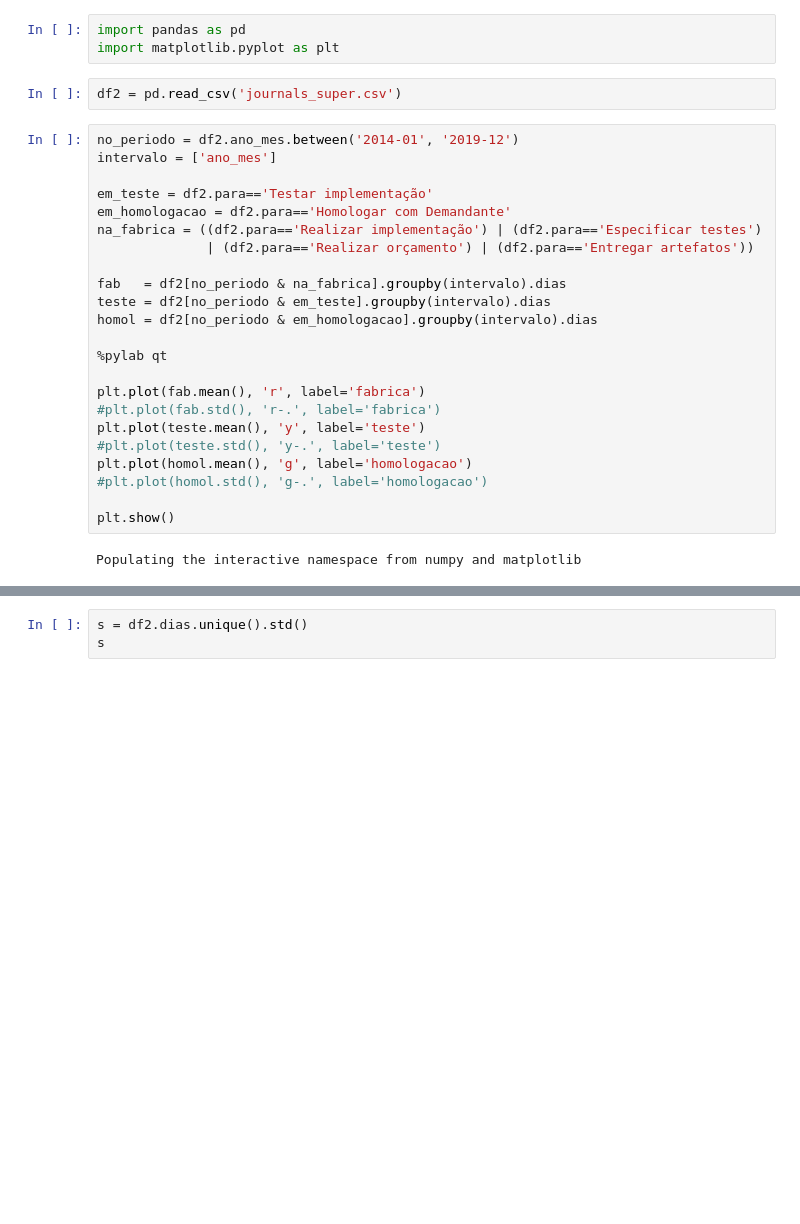
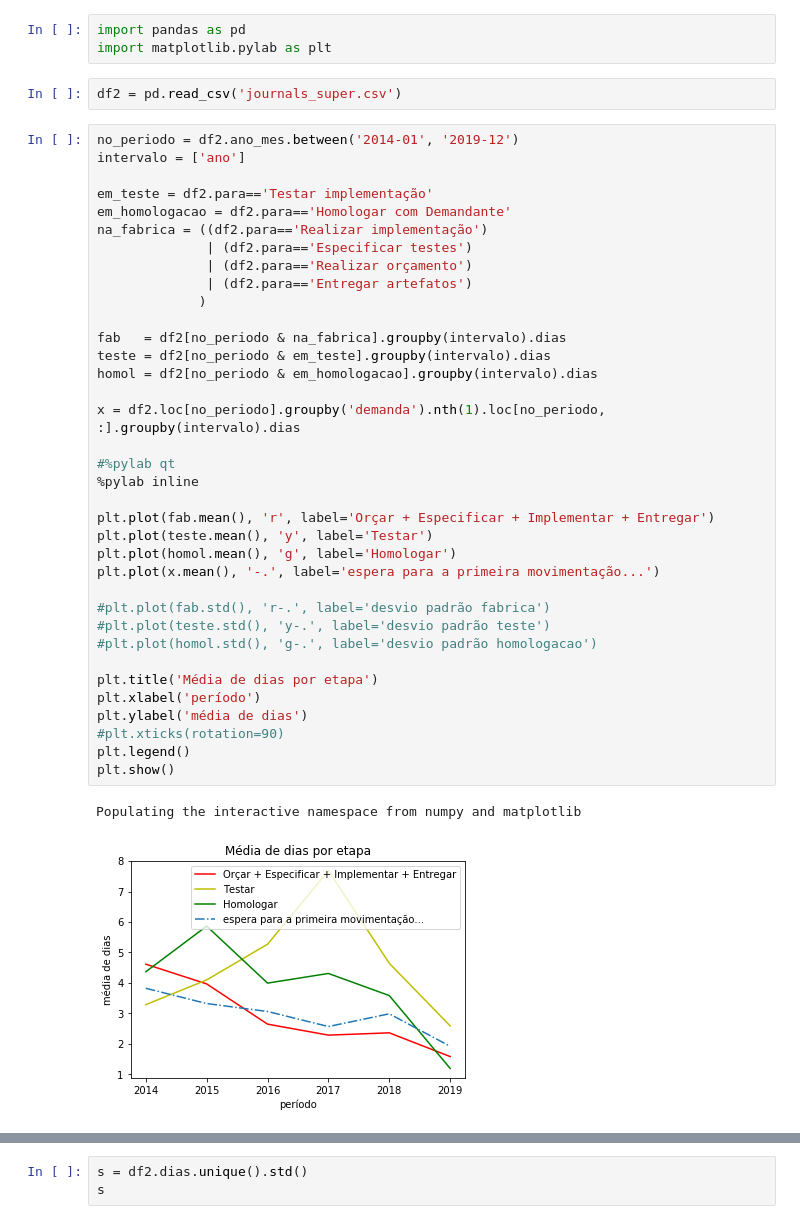
Before and after one commit to berrondo/ds-redm, a Jupyter notebook: df2.ipynb, the cells around one changed output, grey strips where cells are left out. Saved outputs shown, nothing was run; the diff lists cells and outputs as text; blank space fills up the shorter version.

Commit message:
compara tempos medios por etapa

```diff
--- a/df2.ipynb
+++ b/df2.ipynb
@@ -1,30 +1,44 @@
 # %%
 import pandas as pd
-import matplotlib.pyplot as plt
+import matplotlib.pylab as plt
 # %%
 df2 = pd.read_csv('journals_super.csv')
 # %%
 no_periodo = df2.ano_mes.between('2014-01', '2019-12')
-intervalo = ['ano_mes']
+intervalo = ['ano']
 
 em_teste = df2.para=='Testar implementação'
 em_homologacao = df2.para=='Homologar com Demandante'
-na_fabrica = ((df2.para=='Realizar implementação') | (df2.para=='Especificar testes')
-              | (df2.para=='Realizar orçamento') | (df2.para=='Entregar artefatos'))
+na_fabrica = ((df2.para=='Realizar implementação')
+              | (df2.para=='Especificar testes')
+              | (df2.para=='Realizar orçamento')
+              | (df2.para=='Entregar artefatos')
+             )
 
 fab   = df2[no_periodo & na_fabrica].groupby(intervalo).dias
 teste = df2[no_periodo & em_teste].groupby(intervalo).dias
 homol = df2[no_periodo & em_homologacao].groupby(intervalo).dias
 
-%pylab qt
+x = df2.loc[no_periodo].groupby('demanda').nth(1).loc[no_periodo, :].groupby(intervalo).dias
 
-plt.plot(fab.mean(), 'r', label='fabrica')
-#plt.plot(fab.std(), 'r-.', label='fabrica')
-plt.plot(teste.mean(), 'y', label='teste')
-#plt.plot(teste.std(), 'y-.', label='teste')
-plt.plot(homol.mean(), 'g', label='homologacao')
-#plt.plot(homol.std(), 'g-.', label='homologacao')
+#%pylab qt
+%pylab inline
 
+plt.plot(fab.mean(), 'r', label='Orçar + Especificar + Implementar + Entregar')
+plt.plot(teste.mean(), 'y', label='Testar')
+plt.plot(homol.mean(), 'g', label='Homologar')
+plt.plot(x.mean(), '-.', label='espera para a primeira movimentação...')
+
+#plt.plot(fab.std(), 'r-.', label='desvio padrão fabrica')
+#plt.plot(teste.std(), 'y-.', label='desvio padrão teste')
+#plt.plot(homol.std(), 'g-.', label='desvio padrão homologacao')
+
+plt.title('Média de dias por etapa')
+plt.xlabel('período')
+plt.ylabel('média de dias')
+#plt.xticks(rotation=90)
+plt.legend()
 plt.show()
 # %% [output]
 Populating the interactive namespace from numpy and matplotlib
+[figure, added]
```
Also changed, not shown: parts of 9 cells of this notebook.
